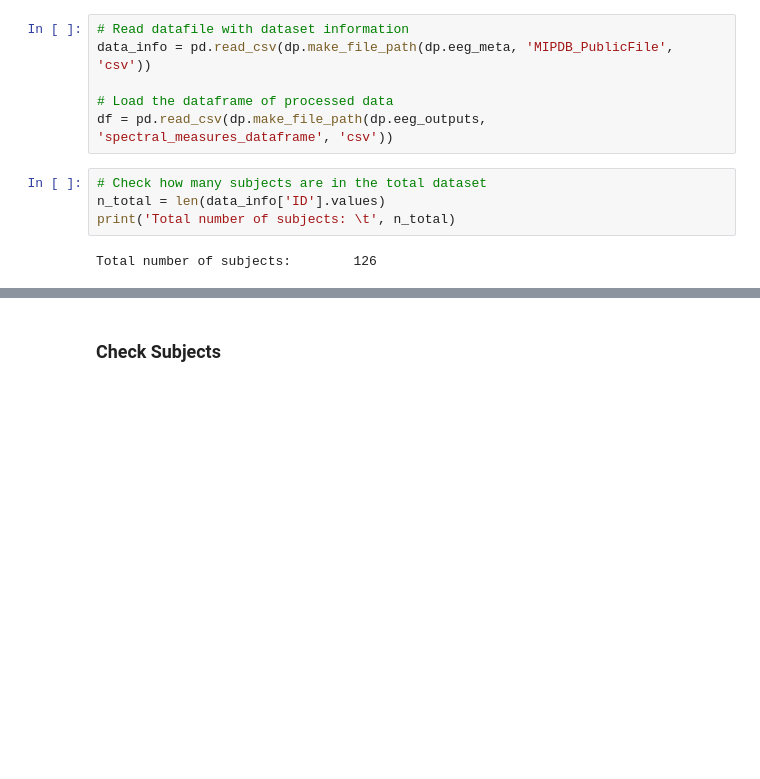
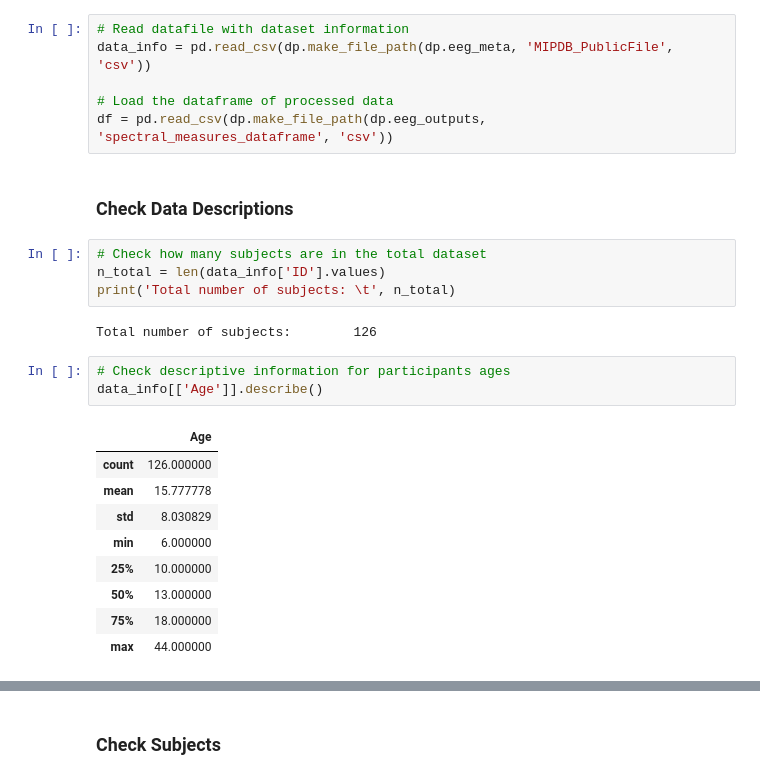
Before and after one commit to voytekresearch/BandRatios, a Jupyter notebook: notebooks/A2-EEGDataChecks.ipynb, the cells around one changed output, grey strips where cells are left out. Drawn from its saved outputs; the diff is of its cells as text; blank space fills up the shorter version.

```diff
--- a/notebooks/A2-DataAudits.ipynb
+++ b/notebooks/A2-EEGDataChecks.ipynb
@@ -18,9 +18,24 @@ data_info = pd.read_csv(dp.make_file_path(dp.eeg_meta, 'MIPDB_PublicFile', 'csv'
 
 # Load the dataframe of processed data
 df = pd.read_csv(dp.make_file_path(dp.eeg_outputs, 'spectral_measures_dataframe', 'csv'))
+# %% [markdown]
+### Check Data Descriptions
 # %%
 # Check how many subjects are in the total dataset
 n_total = len(data_info['ID'].values)
 print('Total number of subjects: \t', n_total)
 # %% [output]
 Total number of subjects:        126
+# %%
+# Check descriptive information for participants ages
+data_info[['Age']].describe()
+# %% [output]
+|  | Age |
+| count | 126.000000 |
+| mean | 15.777778 |
+| std | 8.030829 |
+| min | 6.000000 |
+| 25% | 10.000000 |
+| 50% | 13.000000 |
+| 75% | 18.000000 |
+| max | 44.000000 |
```
Also changed, not shown: parts of 4 cells of this notebook, 9 other files.
